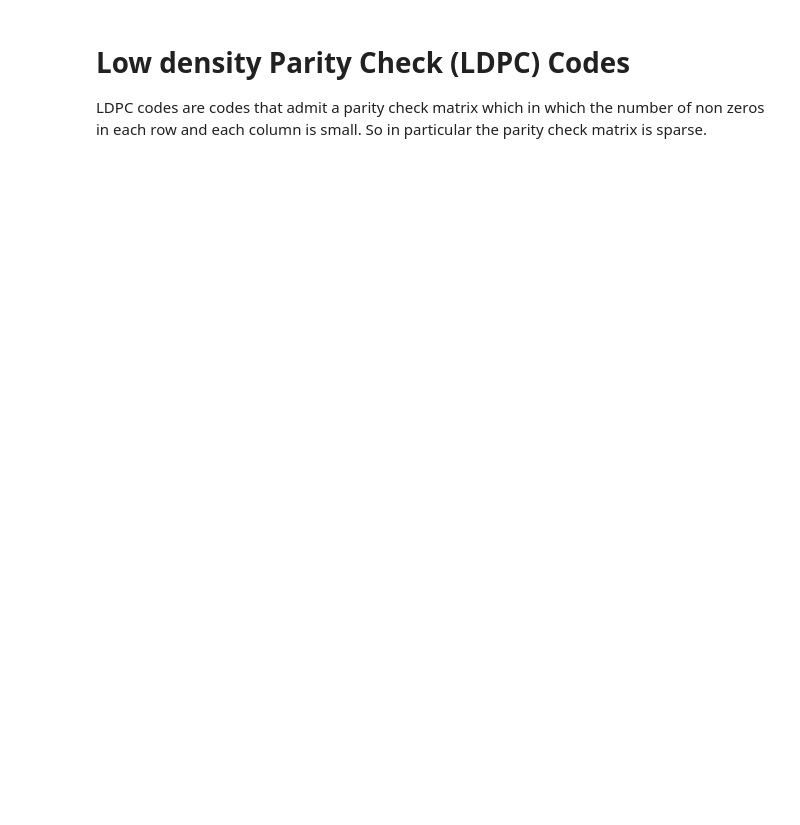
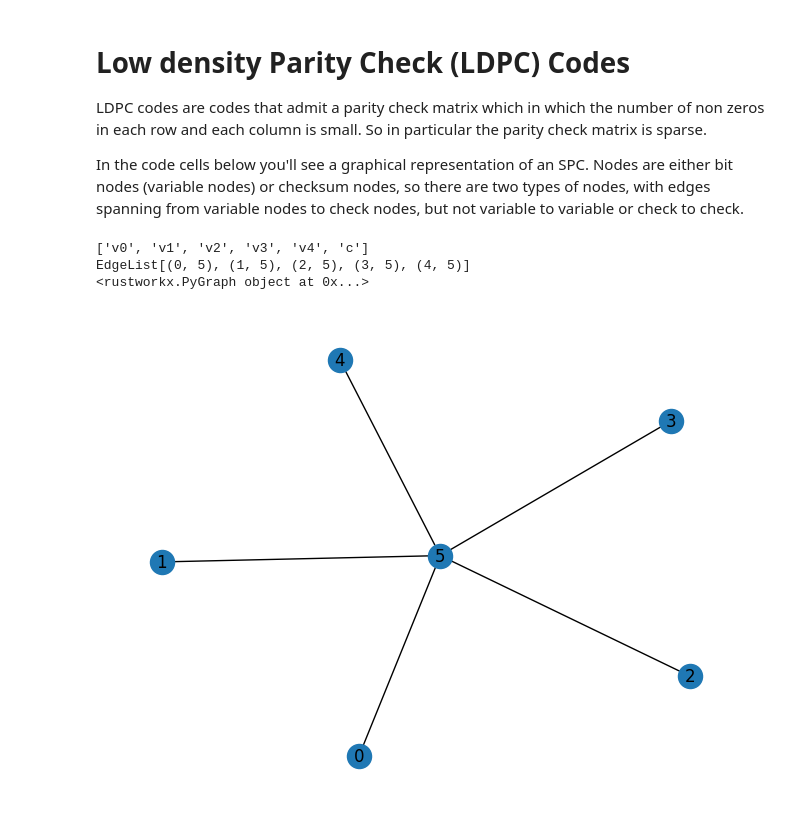
Before and after one commit to Omer-Sella/qecc, a Jupyter notebook: notebooks/1 linearCodesOverF2.ipynb, the cells around one changed output. Saved outputs shown, nothing was run; the diff lists cells and outputs as text; code cells hidden in the pictures; blank space fills up the shorter version.

```diff
--- a/notebooks/1 linearCodesOverF2.ipynb
+++ b/notebooks/1 linearCodesOverF2.ipynb
@@ -55,3 +68,27 @@ Excersize: Prove that $b(x)$ and $c(x)$ as defined above, satisfy $x \cdot b(x)
 # %% [markdown]
 # Low density Parity Check (LDPC) Codes
 LDPC codes are codes that admit a parity check matrix which in which the number of non zeros in each row and each column is small. So in particular the parity check matrix is sparse.
+
+In the code cells below you'll see a graphical representation of an SPC. Nodes are either bit nodes (variable nodes) or checksum nodes, so there are two types of nodes, with edges spanning from variable nodes to check nodes, but not variable to variable or check to check.
+# %%
+import rustworkx as rx
+from rustworkx.visualization import mpl_draw
+g = rx.PyGraph()
+
+# N is the number of bits
+N = 5
+variableNodes = [g.add_node(f"v{i}") for i in range(N)]
+checkNodes = [g.add_node(f"c")]
+# Add an edge between every variable node and the check node
+for v in variableNodes:
+    g.add_edge(v, checkNodes[0], None)
+
+print(g.nodes())
+print(g.edge_list())
+print(g)
+mpl_draw(g, with_labels=True)
+# %% [output]
+['v0', 'v1', 'v2', 'v3', 'v4', 'c']
+EdgeList[(0, 5), (1, 5), (2, 5), (3, 5), (4, 5)]
+<rustworkx.PyGraph object at 0x...>
+[figure, added]
```
Also changed, not shown: parts of 2 cells of this notebook, 5 other files.
